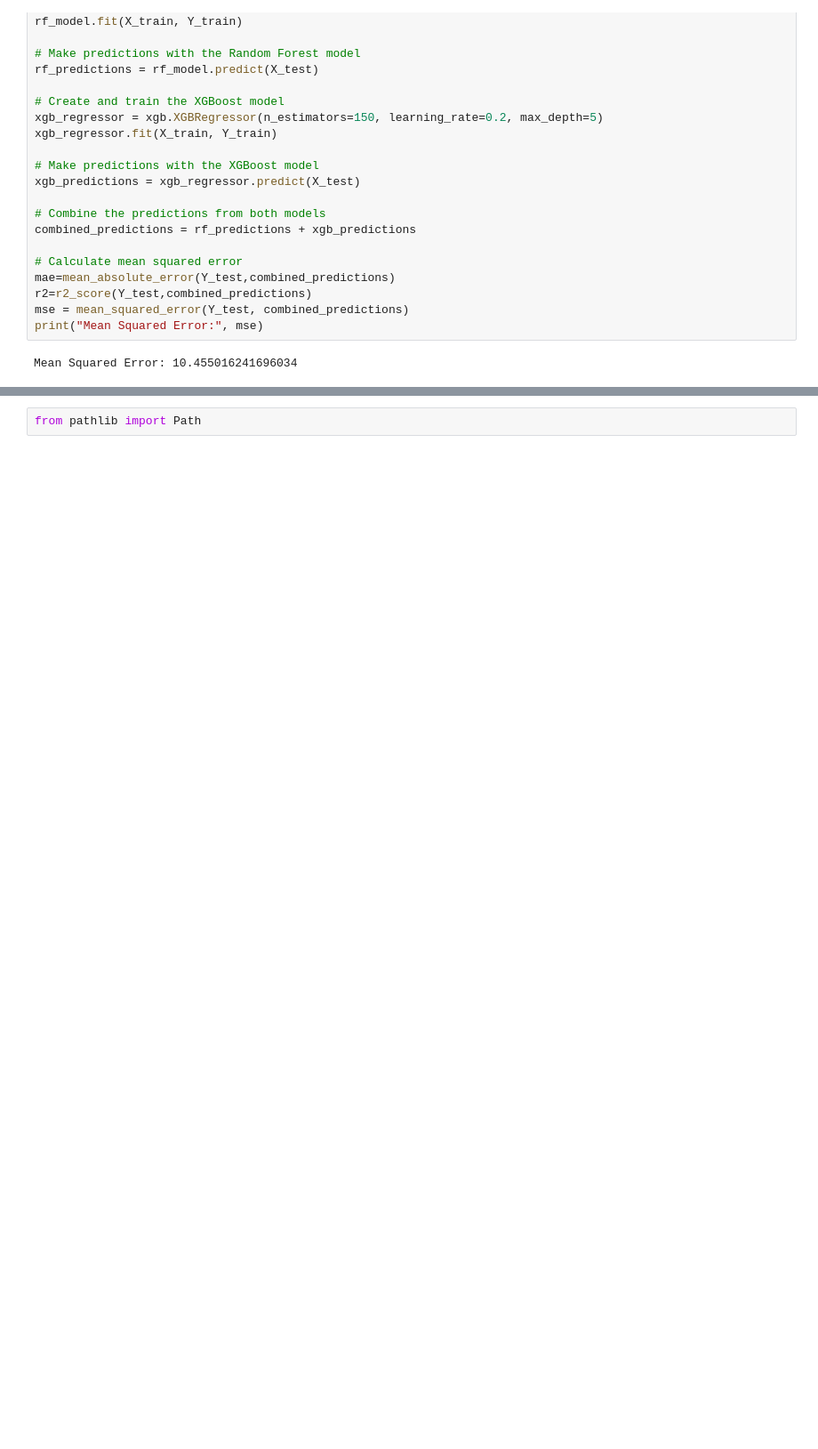
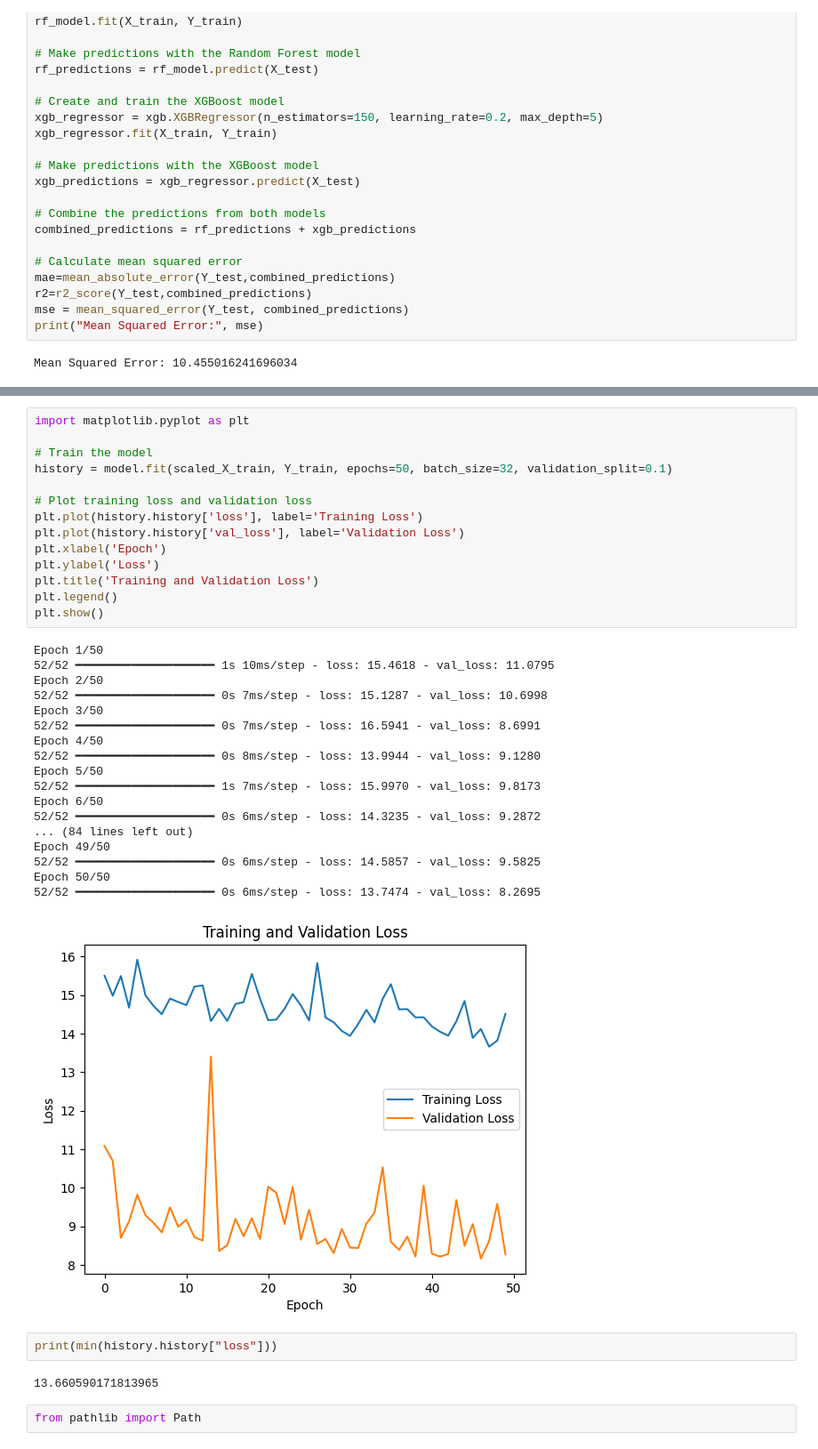
Before and after one commit to abdulbasit23415/binance-prediction-, a Jupyter notebook: pages/finance.ipynb, the cells around one changed output, grey strips where cells are left out. Shown at 89% size. Saved outputs shown, nothing was run; the diff lists cells and outputs as text; blank space fills up the shorter version.

```diff
--- a/pages/finance.ipynb
+++ b/pages/finance.ipynb
@@ -199,4 +199,41 @@ Test Loss: 8.727731704711914
 25/25 ━━━━━━━━━━━━━━━━━━━━ 0s 6ms/step
+# %%
+import matplotlib.pyplot as plt
+
+# Train the model
+history = model.fit(scaled_X_train, Y_train, epochs=50, batch_size=32, validation_split=0.1)
+
+# Plot training loss and validation loss
+plt.plot(history.history['loss'], label='Training Loss')
+plt.plot(history.history['val_loss'], label='Validation Loss')
+plt.xlabel('Epoch')
+plt.ylabel('Loss')
+plt.title('Training and Validation Loss')
+plt.legend()
+plt.show()
+# %% [output]
+Epoch 1/50
+52/52 ━━━━━━━━━━━━━━━━━━━━ 1s 10ms/step - loss: 15.4618 - val_loss: 11.0795
+Epoch 2/50
+52/52 ━━━━━━━━━━━━━━━━━━━━ 0s 7ms/step - loss: 15.1287 - val_loss: 10.6998
+Epoch 3/50
+52/52 ━━━━━━━━━━━━━━━━━━━━ 0s 7ms/step - loss: 16.5941 - val_loss: 8.6991
+Epoch 4/50
+52/52 ━━━━━━━━━━━━━━━━━━━━ 0s 8ms/step - loss: 13.9944 - val_loss: 9.1280
+Epoch 5/50
+52/52 ━━━━━━━━━━━━━━━━━━━━ 1s 7ms/step - loss: 15.9970 - val_loss: 9.8173
+Epoch 6/50
+52/52 ━━━━━━━━━━━━━━━━━━━━ 0s 6ms/step - loss: 14.3235 - val_loss: 9.2872
+... (84 lines left out)
+Epoch 49/50
+52/52 ━━━━━━━━━━━━━━━━━━━━ 0s 6ms/step - loss: 14.5857 - val_loss: 9.5825
+Epoch 50/50
+52/52 ━━━━━━━━━━━━━━━━━━━━ 0s 6ms/step - loss: 13.7474 - val_loss: 8.2695
+[figure, added]
+# %%
+print(min(history.history["loss"]))
+# %% [output]
+13.660590171813965
 # %%
 from pathlib import Path
 # %%
```
Also changed, not shown: parts of 12 cells of this notebook, 3 other files.
